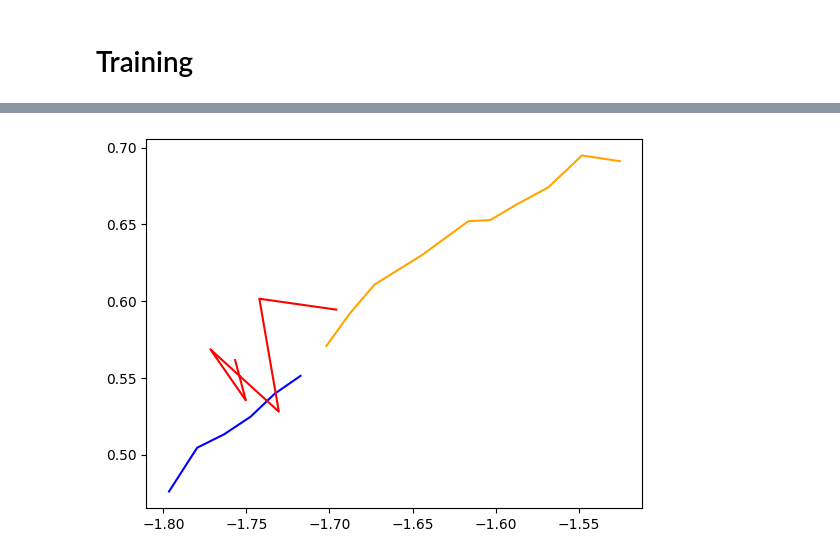
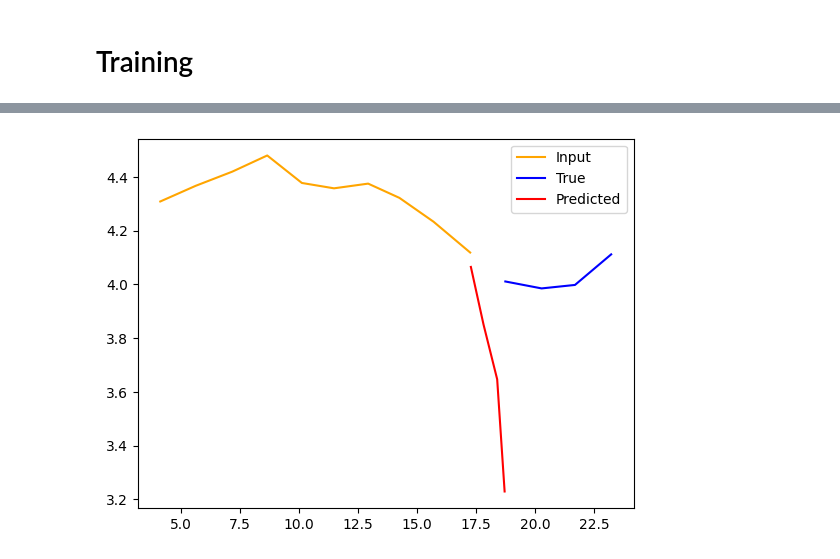
Before and after one commit to SianiEmanuele/TechnologiesForAutonomousVehicles, a Jupyter notebook: TrajectoryPrediction/training.ipynb, the cells around one changed output, grey strips where cells are left out. Cells and saved outputs as stored; diff of their text form; code cells hidden in the pictures.

```diff
--- a/TrajectoryPrediction/training.ipynb
+++ b/TrajectoryPrediction/training.ipynb
@@ -42,7 +42,7 @@ def create_dataset_from_dir(data_dir, input_windows_size, labels_window_size, ov
 # Dataset import
 # %%
 cwd = os.getcwd()
-root_dataset = os.path.join(cwd, 'processed_data', 'v1.0-mini')
+root_dataset = os.path.join(cwd, 'processed_data', 'v1.0-trainval')
 train_dir = os.path.join(root_dataset, 'train')
 val_dir = os.path.join(root_dataset, 'val')
 test_dir = os.path.join(root_dataset, 'test')
@@ -53,7 +53,7 @@ test_data = pd.read_csv(os.path.join(test_dir, 'data.csv'))
 Dataset is split into overlapping windows of 6 elements, with a label composed of the next 10 samples
 # %%
 input_windows_size = 10
-labels_window_size = 6
+labels_window_size = 4
 overlap_size = 8
 # %%
 # Create datasets
@@ -74,7 +74,7 @@ Test data shape: (464, 10, 6), (464, 6, 2)
 from tcn import TCN
 
 def create_tcn_seq2seq_model(input_shape,
-                             num_filters=64,
+                             num_filters=32,
                              kernel_size=3,
                              num_dilations=3,
                              dropout_rate=0.1,
@@ -110,6 +110,7 @@ def create_tcn_seq2seq_model(input_shape,
     # Dense → reshape into the desired future horizon
     x = GlobalAveragePooling1D()(tcn_out)  # summarizing while keeping temporal richness
     x = Dense(128, activation='relu')(x)
+    # x = Dense(64, activation='relu')(x)
     # x = keras.layers.BatchNormalization()(x)
     x = Dense(output_timesteps * output_features, name='fc_future')(x)
     x = keras.layers.BatchNormalization()(x)
@@ -164,7 +165,7 @@ history = model.fit(
     x_train,y_train,
     epochs=5000,
     validation_data=(x_val,y_val),
-    batch_size=256,
+    batch_size=64,
     callbacks=callbacks
 )
 # %% [output]
@@ -218,7 +219,7 @@ y_pred = model.predict(x)
 plt.plot(x[0, :, 0], x[0, :, 1], label='Input', color='orange')
 plt.plot(y[:, 0], y[:, 1], label='True', color='blue')
 plt.plot(y_pred[0, :, 0], y_pred[0, :, 1], label='Predicted', color='red')
-
+plt.legend()
 plt.show()
 # %% [output]
 (1, 10, 6)
@@ -226 +227 @@ plt.show()
-[figure, old version]
+[figure, new version]
```
Also changed, not shown: parts of 6 cells of this notebook, 14 other files.
